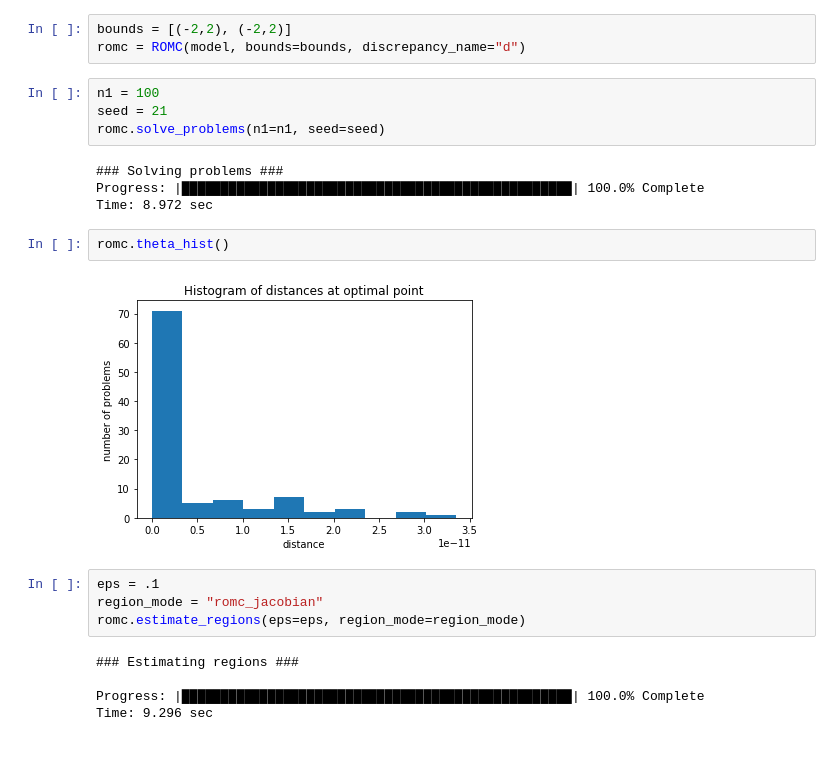
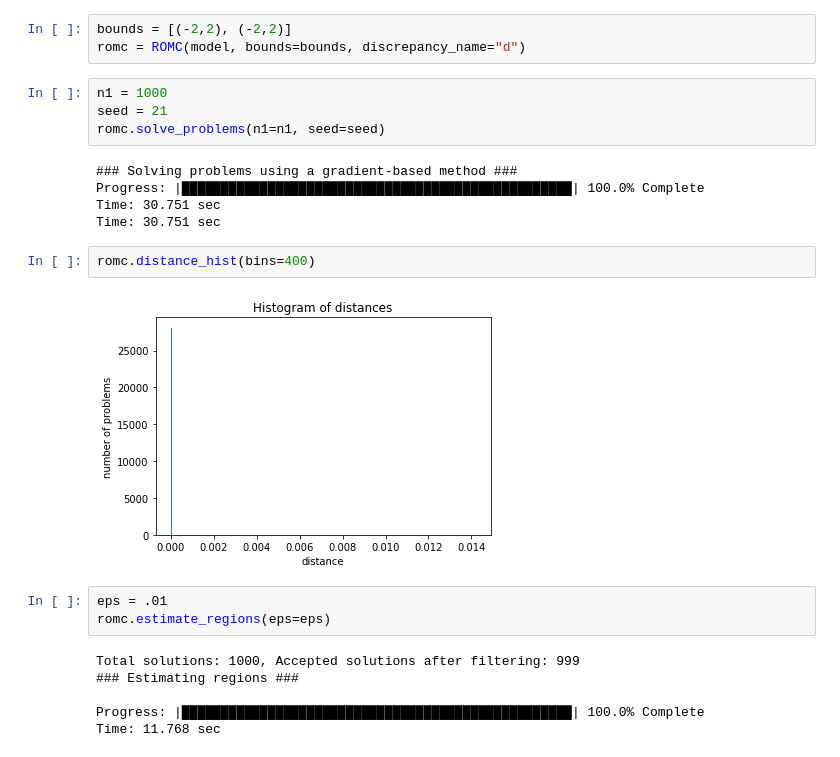
Before and after one commit to givasile/edinburgh-thesis, a Jupyter notebook: notebook_examples/example_MA2.ipynb, the cells around one changed output. Cells and saved outputs as stored; diff of their text form.

```diff
--- a/notebook_examples/example_MA2.ipynb
+++ b/notebook_examples/example_MA2.ipynb
@@ -29,26 +29,27 @@ plt.show()
 bounds = [(-2,2), (-2,2)]
 romc = ROMC(model, bounds=bounds, discrepancy_name="d")
 # %%
-n1 = 100
+n1 = 1000
 seed = 21
 romc.solve_problems(n1=n1, seed=seed)
 # %% [output]
-### Solving problems ###
+### Solving problems using a gradient-based method ###
 Progress: |██████████████████████████████████████████████████| 100.0% Complete
-Time: 8.972 sec
+Time: 30.751 sec
+Time: 30.751 sec
-# %%
-romc.theta_hist()
-# %% [output]
-[figure, removed]
+# %%
+romc.distance_hist(bins=400)
+# %% [output]
+[figure, added]
 # %%
-eps = .1
-region_mode = "romc_jacobian"
-romc.estimate_regions(eps=eps, region_mode=region_mode)
+eps = .01
+romc.estimate_regions(eps=eps)
 # %% [output]
+Total solutions: 1000, Accepted solutions after filtering: 999
 ### Estimating regions ###
 
 Progress: |██████████████████████████████████████████████████| 100.0% Complete
-Time: 9.296 sec
+Time: 11.768 sec
 # %%
 romc.visualize_region(5)
 # %% [output]
```
Also changed, not shown: parts of 14 cells of this notebook, 22 other files.
